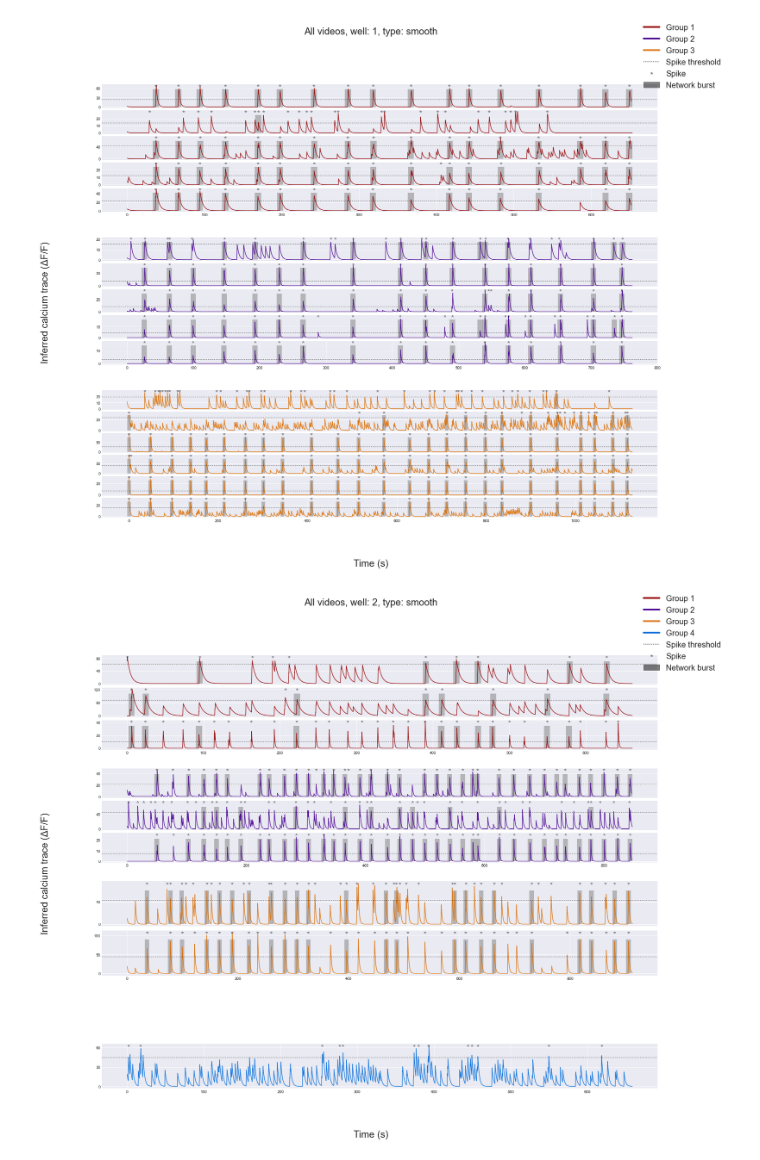
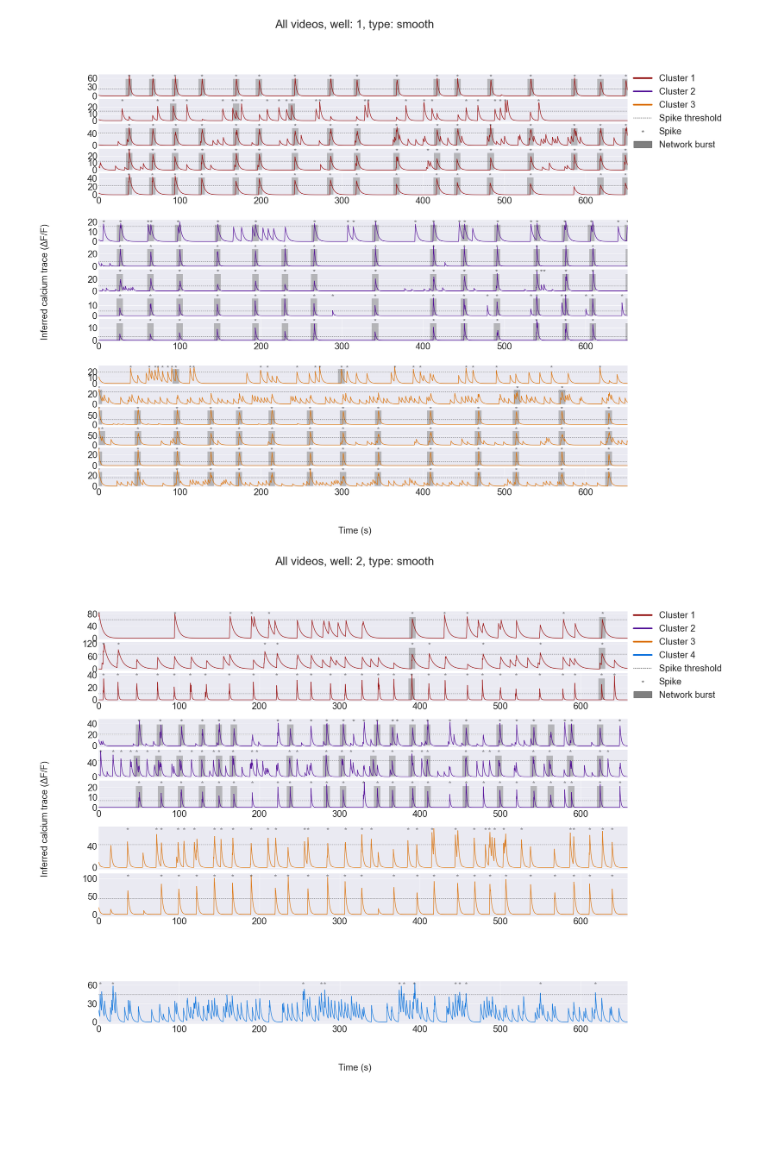
Before and after one commit to deVrijLab/calcium_imaging, a Jupyter notebook: calcium_imaging.ipynb, the cells around one changed output. Drawn from its saved outputs; the diff is of its cells as text; code cells hidden in the pictures; blank space fills up the shorter version.

```diff
--- a/calcium_imaging.ipynb
+++ b/calcium_imaging.ipynb
@@ -9,8 +9,10 @@ import numpy as np
 
 plt.style.use('seaborn-darkgrid')
 
-## input folder (relatief gezien vanaf locatie van dit script)
+## input folder (seen relatively from this script location, use ../ to go back 1 folder)
 input_folder = 'data/adjusted for doubles/'
+## output folder (seen relatively from this script location, use ../ to go back 1 folder)
+output_folder = "test_output_folder"
 
 ## spike calling method
 # use percentage based threshold of the data distribution instead of a global/local method, if on global/local will not be used! --- default: False
@@ -38,4 +40,8 @@ n_traces_for_NB_per_group_threshold = 2
 # quality control plots, used to check if using stddev_threshold made sense --- default: False
 to_plot_distributions = False
 # plot equal trace lengths for neatness or false to show each individual trace length --- default: False (Not needed now every group gets its own subplot)
-show_equal_trace_length = False
+show_equal_trace_length = True
+# font size used for any element found on plot --- default: 10
+font_size = 24
+# to adjust legend positions based on x and y axes respectively, x bigger = to the right, y bigger = upward etc --- default (1.05, .895)
+legend_pos_xy = (1.05, .895)
@@ -445,5 +331,5 @@ df_network_bursts, df_stats_network_bursts = define_network_bursts(df_spikes, nb
 # %%
-def plot_distribution(df, type, well):
+def plot_distribution(df, type, well, output_folder):
     custom_colors = [(0,0,0), (146,0,0), (73,0,146), (219,109,0), (0,109,219), (182,109,255), (182,219,255), (146,0,0), (109,182,255),
                          (36,255,36), (255,182,219), (0,73,73), (255,255,109), (146,73,0), (255,109,182), (58,58,0), (0,146,146)]
 
@@ -481,11 +367,19 @@ def plot_distribution(df, type, well):
     # add legend
     fig.legend(prop={'size': 20})
     # save plot
-    fig.savefig('plots/Distribution-Well_{}-Type_{}'.format(well, type))
+    fig.savefig('{}/Distribution-Well_{}-Type_{}'.format(output_folder, well, type))
 # %%
-def plot_traces(df, type, well, spikes, network_bursts, thresholds, show_equal_trace_length = True):
+def plot_traces(df, type, well, spikes, network_bursts, thresholds, show_equal_trace_length, font_size, legend_pos_xy, output_folder):
     custom_colors = [(0,0,0), (146,0,0), (73,0,146), (219,109,0), (0,109,219), (182,109,255), (182,219,255), (146,0,0), (109,182,255),
                          (36,255,36), (255,182,219), (0,73,73), (255,255,109), (146,73,0), (255,109,182), (58,58,0), (0,146,146)]
+
+    plt.rc('font', size=font_size)          # controls default text sizes
+    plt.rc('axes', titlesize=font_size)     # fontsize of the axes title
+    plt.rc('axes', labelsize=font_size)     # fontsize of the x and y labels
+    plt.rc('xtick', labelsize=font_size)    # fontsize of the tick labels
+    plt.rc('ytick', labelsize=font_size)    # fontsize of the tick labels
+    plt.rc('legend', fontsize=font_size+50)    # legend fontsize
+    plt.rc('figure', titlesize=font_size)   # fontsize of the figure title
 
     # calculate how many traces within condition (correct well and type)
     nrows = 0
@@ -515,12 +409,12 @@ def plot_traces(df, type, well, spikes, network_bursts, thresholds, show_equal_t
     # initiate grid for amount of groups to subplot iteratively
     outer = gridspec.GridSpec(n_groups, 1, wspace=0.2, hspace=0.2)
     # plot title
-    plt.suptitle('All videos, well: {}, type: {}'.format(well, type), fontsize=24)
+    plt.suptitle('All videos, well: {}, type: {}'.format(well, type), fontsize=font_size+6)
     # xlabel
-    fig.text(0.5, 0.04, 'Time (s)', ha='center', fontsize=24)
+    fig.text(0.5, 0.04, 'Time (s)', ha='center', fontsize=font_size)
     # ylabel
     ylabel = u'Calcium trace (ΔF/F)' if 'raw' in type else u'Inferred calcium trace (ΔF/F)'
-    fig.text(0.04, 0.5, ylabel, va='center', rotation='vertical', fontsize=24)
+    fig.text(0.04, 0.5, ylabel, va='center', rotation='vertical', fontsize=font_size)
 
     # get minimally shared x-axis data
     xdata = np.array(df.index).astype(np.double)
@@ -536,7 +430,7 @@ def plot_traces(df, type, well, spikes, network_bursts, thresholds, show_equal_t
         color = list(map(lambda x: x/255, custom_colors[i+1]))
 
         legend_lines.append(Line2D([0], [0], color=color, lw=4))
-        legend_names.append("Group " + str(i+1))
+        legend_names.append("Cluster " + str(i+1))
         for j in range(group_trace[i+1]):
 
             try:
@@ -594,24 +488,24 @@ def plot_traces(df, type, well, spikes, network_bursts, thresholds, show_equal_t
     legend_names.append("Spike threshold")
     legend_names.append("Spike")
     legend_names.append("Network burst")
-    fig.legend(legend_lines, legend_names, prop={'size': 20})
+    fig.legend(legend_lines, legend_names, bbox_to_anchor=[legend_pos_xy[0], legend_pos_xy[1]], loc='upper right', prop={'size': font_size})
 
     # save plot
-    fig.savefig('plots/Well_{}-Type_{}'.format(well, type))
+    fig.savefig('{}/Well_{}-Type_{}'.format(output_folder, well, type), bbox_inches='tight')
 # %%
 # take final column (trace) and extract it's well to get total amount of wells
 n_wells = int(df.columns[-1].split('.')[0])
 data_types = ['smooth'] # DEVNOTE: for now removed 'raw'
 # create separate figures for wells and raw/smooth data types
 for n in range(1, n_wells + 1):
     for type in data_types:
         # TODO reinput defaults: define_spikes = to_define_spikes, define_network_bursts = to_define_network_bursts
-        plot_traces(df = df, type = type, well = n, spikes = df_spikes, network_bursts = df_network_bursts, thresholds = df_threshold, define_spikes = True, define_network_bursts = True,                         show_equal_trace_length = show_equal_trace_length)
+        plot_traces(df = df, type = type, well = n, spikes = df_spikes, network_bursts = df_network_bursts, thresholds = df_threshold, show_equal_trace_length = show_equal_trace_length, font_size = font_size, legend_pos_xy = legend_pos_xy, output_folder = output_folder)
         if to_plot_distributions:
-            plot_distribution(df = df, type = type, well = n)
+            plot_distribution(df = df, type = type, well = n, output_folder = output_folder)
 # %% [output]
-[figure, old version]
+[figure, new version]
-[figure, old version]
+[figure, new version]
 # %%
 pd_stats = pd.concat([df_stats_spikes, df_stats_network_bursts], axis = 1)
 
```
Also changed, not shown: parts of 5 cells of this notebook, 1 other file.
